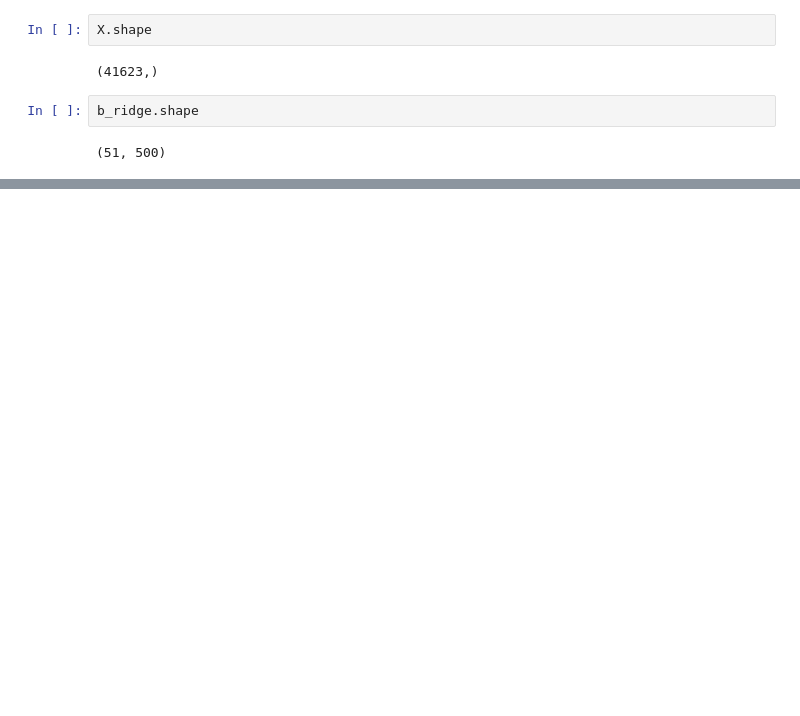
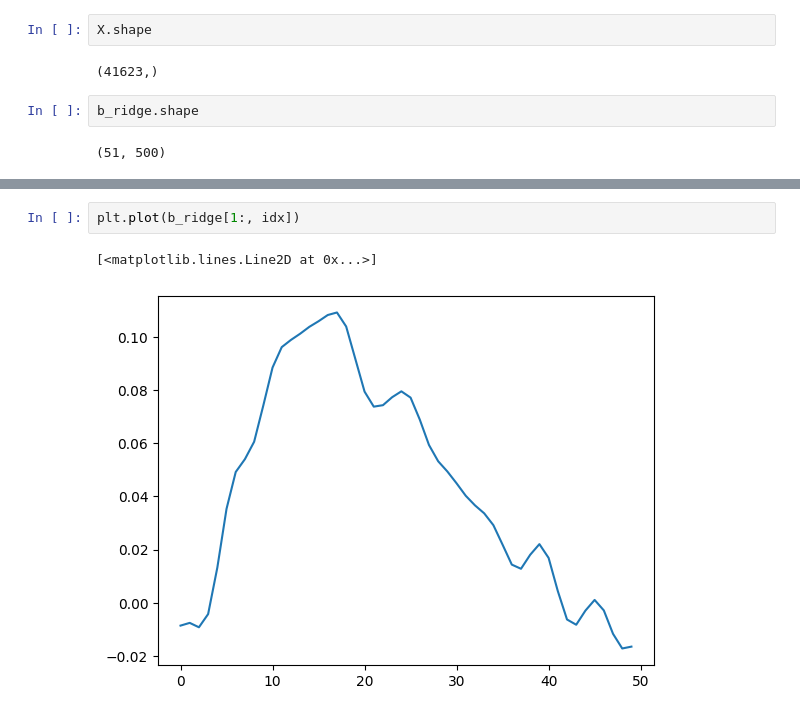
Before and after one commit to OleBialas/test-encoding-model, a Jupyter notebook: notebooks/data_analysis.ipynb, the cells around one changed output, grey strips where cells are left out. Saved outputs shown, nothing was run; the diff lists cells and outputs as text; blank space fills up the shorter version.

```diff
--- a/notebooks/data_analysis.ipynb
+++ b/notebooks/data_analysis.ipynb
@@ -108,0 +118,5 @@ ValueError: volume and kernel should have the same dimensionality
+# %%
+plt.plot(b_ridge[1:, idx])
+# %% [output]
+[<matplotlib.lines.Line2D at 0x...>]
+[figure, added]
```
Also changed, not shown: parts of 9 cells of this notebook.
